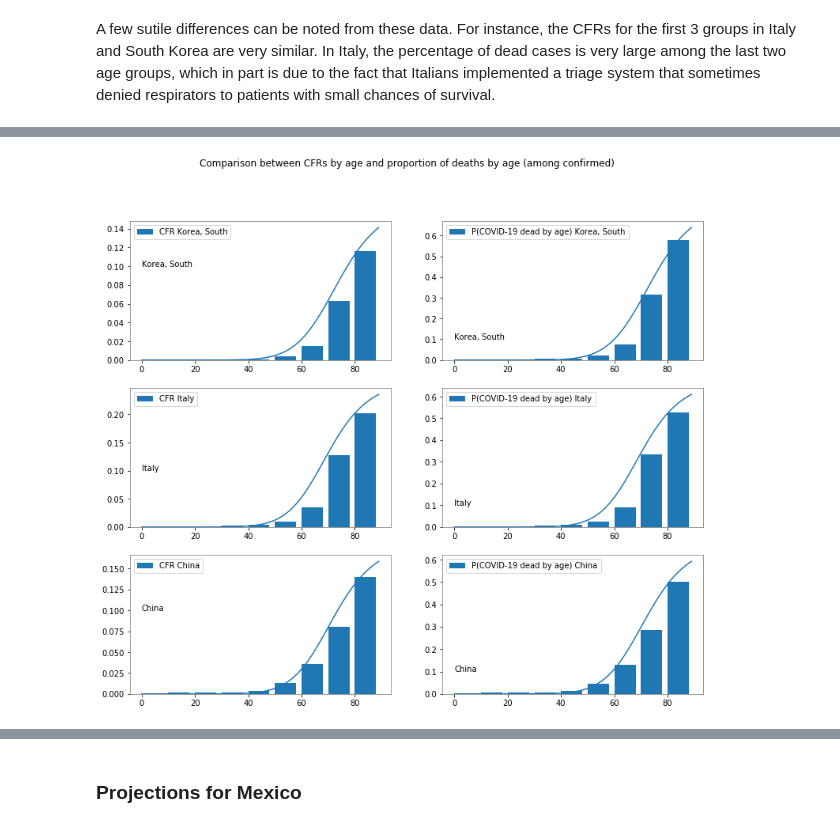
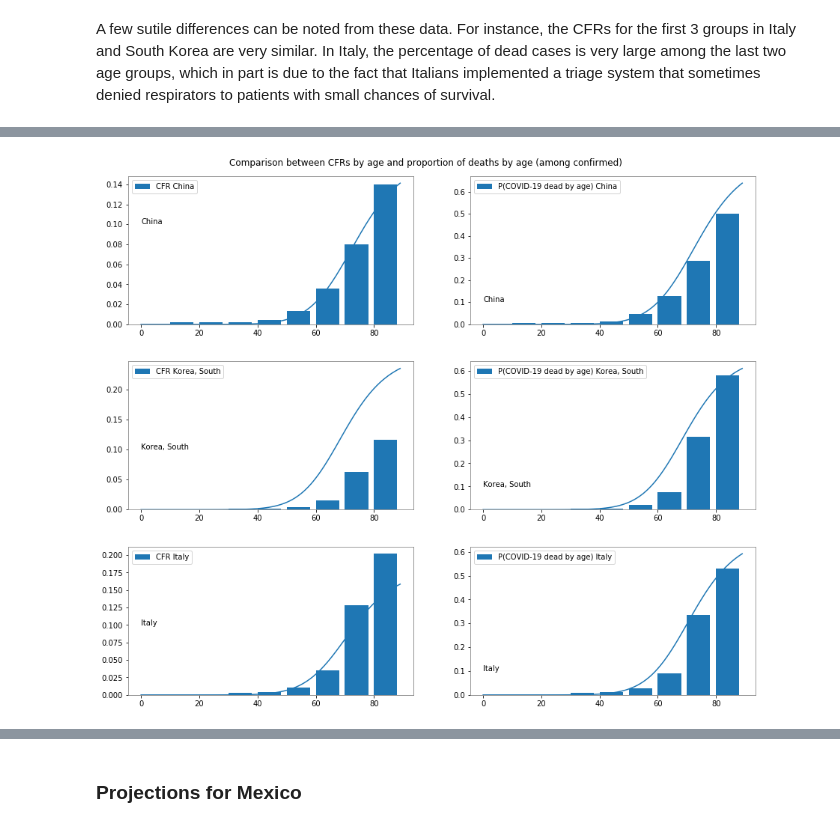
Before and after one commit to scab-unam/dam_COVID-19, a Jupyter notebook: tsam_COVID-19_JHU_cfr_Jan2020-.ipynb, the cells around one changed output, grey strips where cells are left out. Cells and saved outputs as stored; diff of their text form; code cells hidden in the pictures.

```diff
--- a/tsam_COVID-19_JHU_cfr_Jan2020-.ipynb
+++ b/tsam_COVID-19_JHU_cfr_Jan2020-.ipynb
@@ -485,7 +503,7 @@ The data that will be used was last estimated in February 11, 2020 for China, Ma
 
 There are reports of up to 20% of symptomatic cases, and in South Korea, for instance, about 50% of hospitalizations are people 60 years old or older, it is important to obtain numbers to estimate the size of a population in need for critical care.
 # %%
-SKorea={'ageCFR': np.array([0,0,0,0.001,0.001,0.004,0.015,0.063,0.116]),'CFR_2020?':0.02,'Country name':'Korea, South'}
+SKorea={'ageCFR': np.array([0,0,0,0.001,0.001,0.004,0.015,0.063,0.116]),'CFR_20200324':0.02,'Country name':'Korea, South'}
 Italy={'ageCFR': np.array([0,0,0,0.003,0.004,0.01,0.035,0.128,0.202]),'CFR_20200317':0.072,'Country name':'Italy'}
 China['ageCFR'] = np.array([0,0.002,0.002,0.002,0.004,0.013,0.036,0.08,0.14])
 China['CFR_20200211'] = 0.02
@@ -495,12 +513,16 @@ def sigmoid(a, aMax=0.1,a0=60.0,n=2):
     aa = a**n
     return aMax* aa /(aa + a0**n)
 # %%
+ageCountries=[China, SKorea, Italy]
 ages = np.arange(0,90)
 f11=gr.figure(figsize=(11,5)); gr.ioff(); rows =1;cols=1
 f11.suptitle('CFR by age')
 lshift=2.5;  ax=f11.add_subplot(rows,cols,1)
 for n in range(len(ageCountries)):
     ax.bar(aGroups+ (n*lshift), 100*ageCountries[n]['ageCFR'],width=2,align='edge',label=ageCountries[n]['Country name']);
+ax.plot(ages, 100*sigmoid(a=ages,a0=75,aMax=0.22,n=9))
+ax.plot(ages, 100*sigmoid(a=ages,a0=80,aMax=0.17,n=9))
+ax.plot(ages, 100*sigmoid(a=ages,a0=82,aMax=0.33,n=9))
 ax.legend(loc='upper left')
 ax.set_xticks(aGroups)
 ax.set_yticks(np.arange(0,20+1,2))
@@ -524,7 +546,7 @@ Then the probability of death in the $i$th age group can be estimated by multipl
 # %% [markdown]
 A few sutile differences can be noted from these data. For instance, the CFRs for the first 3 groups in Italy and South Korea are very similar. In Italy, the percentage of dead cases is very large among the last two age groups, which in part is due to the fact that Italians implemented a triage system that sometimes denied respirators to patients with small chances of survival.
 # %%
-ageCountries=[SKorea,Italy,China]
+ageCountries=[China,SKorea,Italy]
 for n in range(len(ageCountries)):
     C = ageCountries[n]
     print(C['Country name'])
@@ -557,0 +580,27 @@ Korea, South
+# %%
+ages = np.arange(0,90)
+f10b=gr.figure(figsize=(15,5)); gr.ioff(); rows =1;cols=2
+f10b.suptitle('CFR and relative weights of CFRs by age'); ax=list()
+for m in range(rows*cols):
+    ax.append(f10b.add_subplot(rows,cols,m+1))
+lshift=2.5;
+for n in range(len(ageCountries)):
+    C=ageCountries[n]
+    ax[0].bar(aGroups+ (n*lshift), 100*C['ageCFR'],width=2,align='edge',label=ageCountries[n]['Country name']);
+    ax[1].bar(aGroups+ (n*lshift), 100*C['ageDeadCaseProps'],width=2,align='edge',label=ageCountries[n]['Country name']);
+ax[0].plot(ages, 100*sigmoid(a=ages,a0=75,aMax=0.22,n=9))
+ax[0].plot(ages, 100*sigmoid(a=ages,a0=79,aMax=0.17,n=9))
+ax[0].plot(ages, 100*sigmoid(a=ages,a0=81,aMax=0.33,n=9))
+ax[1].plot(ages, 100*sigmoid(a=ages,a0=75,aMax=0.78,n=9))
+ax[1].plot(ages, 100*sigmoid(a=ages,a0=80,aMax=0.9,n=9))
+ax[1].plot(ages, 100*sigmoid(a=ages,a0=84,aMax=0.92,n=9))
+for m in range(rows*cols):
+    ax[m].legend(loc='upper left');
+    ax[m].set_xticks(aGroups)
+    ax[m].set_xlabel('Age groups')
+ax[0].set_yticks(np.arange(0,26,5))
+ax[1].set_yticks(np.arange(0,66,5))
+f10b.subplots_adjust(left=0.075,bottom=0.075,right=0.97,top=0.9,wspace=0.2,hspace=0.25)
+gr.ion(); gr.draw();  gr.show()
+f10bName='tsam_COVID19_JHU_cfr+propDeathCases_ByAge_China+SKorea+Italy_OneFigure.png'
+f10b.savefig(f10bName)
@@ -558,25 +609,26 @@ Korea, South
 # %%
 a0s = [74,70,72]; aMaxs=[1.4*0.12,1.3*0.202,1.3*0.14]
 pMaxs=[0.76,0.68,0.68]
 f10=gr.figure(figsize=(13,11)); gr.ioff();
 f10.suptitle('Comparison between CFRs by age and proportion of deaths by age (among confirmed)')
 axCFR=list(); axDP=list(); rows =len(ageCountries);cols=2
 for n in range(len(ageCountries)):
     C=ageCountries[n]
     axCFR.append(f10.add_subplot(rows,cols,2*n+1))
     axCFR[n].text(0,0.1,C['Country name'])
     axCFR[n].bar(aGroups, C['ageCFR'],width=8,align='edge',label='CFR '
                  +C['Country name']);
     axCFR[n].plot(ages, sigmoid(a=ages,a0=a0s[n],aMax=aMaxs[n],n=9))
     axCFR[n].legend(loc='upper left')
     axDP.append(f10.add_subplot(rows,cols,2*n+2))
     axDP[n].text(0,0.1,C['Country name'])
     axDP[n].bar(aGroups, C['ageDeadCaseProps'],width=8,align='edge',label='P(COVID-19 dead by age) '+ageCountries[n]['Country name']);
     axDP[n].plot(ages, sigmoid(a=ages,a0=a0s[n],aMax=pMaxs[n],n=9))
     axDP[n].legend(loc='upper left')
+f10.subplots_adjust(left=0.075,bottom=0.075,right=0.97,top=0.95,wspace=0.2,hspace=0.25)
 gr.ion(); gr.draw();
 
 f10Name='tsam_COVID19_JHU_cfr+propDeathCasesByAge_China+SKorea+Italy.png'
 f10.savefig(f10Name)
 # %% [output]
-[figure, old version]
+[figure, new version]
```
Also changed, not shown: parts of 29 cells of this notebook, 10 other files.
